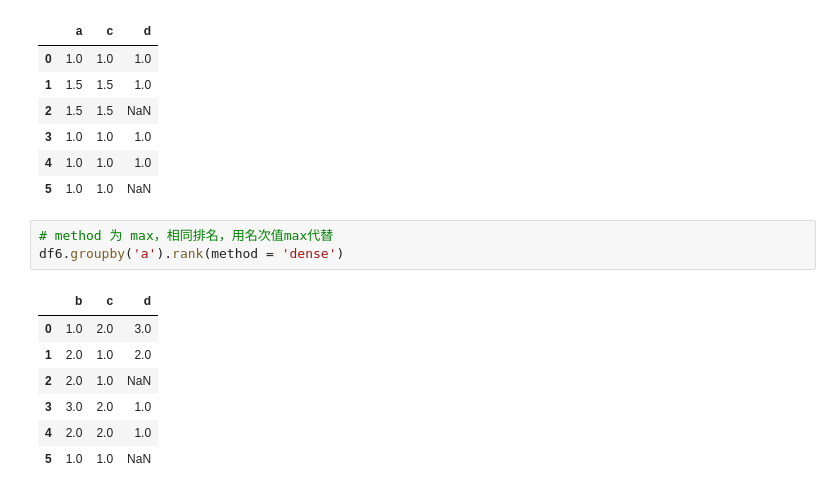
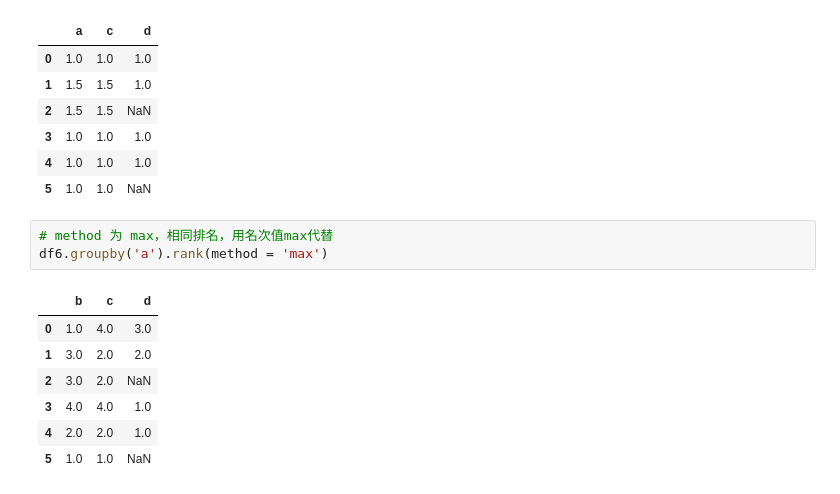
Before and after one commit to lancescrazy/JoyPandas, a Jupyter notebook: ch4_分组.ipynb, the cells around one changed output. Cells and saved outputs as stored; diff of their text form.

```diff
--- a/ch4_分组.ipynb
+++ b/ch4_分组.ipynb
@@ -480,12 +480,12 @@ df6.groupby('b').rank()
 | 5 | 1.0 | 1.0 | NaN |
 # %%
 # method 为 max，相同排名，用名次值max代替
-df6.groupby('a').rank(method = 'dense')
+df6.groupby('a').rank(method = 'max')
 # %% [output]
 |  | b | c | d |
-| 0 | 1.0 | 2.0 | 3.0 |
-| 1 | 2.0 | 1.0 | 2.0 |
-| 2 | 2.0 | 1.0 | NaN |
-| 3 | 3.0 | 2.0 | 1.0 |
+| 0 | 1.0 | 4.0 | 3.0 |
+| 1 | 3.0 | 2.0 | 2.0 |
+| 2 | 3.0 | 2.0 | NaN |
+| 3 | 4.0 | 4.0 | 1.0 |
 | 4 | 2.0 | 2.0 | 1.0 |
 | 5 | 1.0 | 1.0 | NaN |
```
Also changed, not shown: parts of 25 cells of this notebook.
